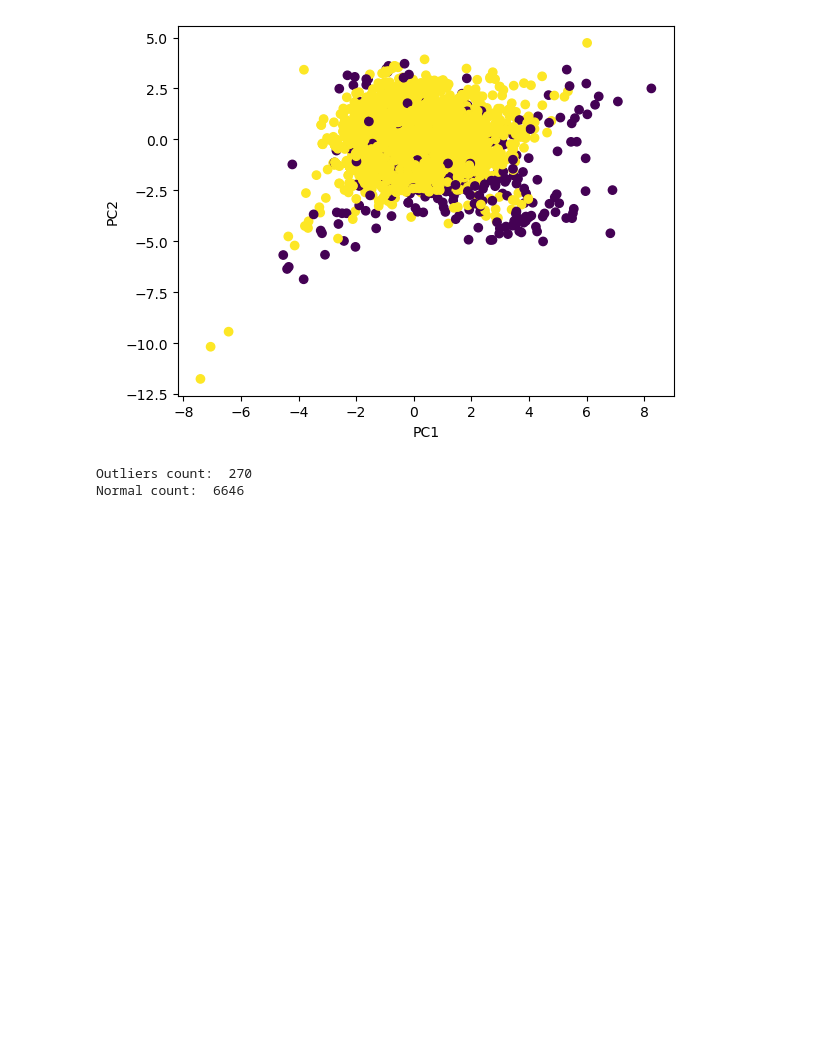
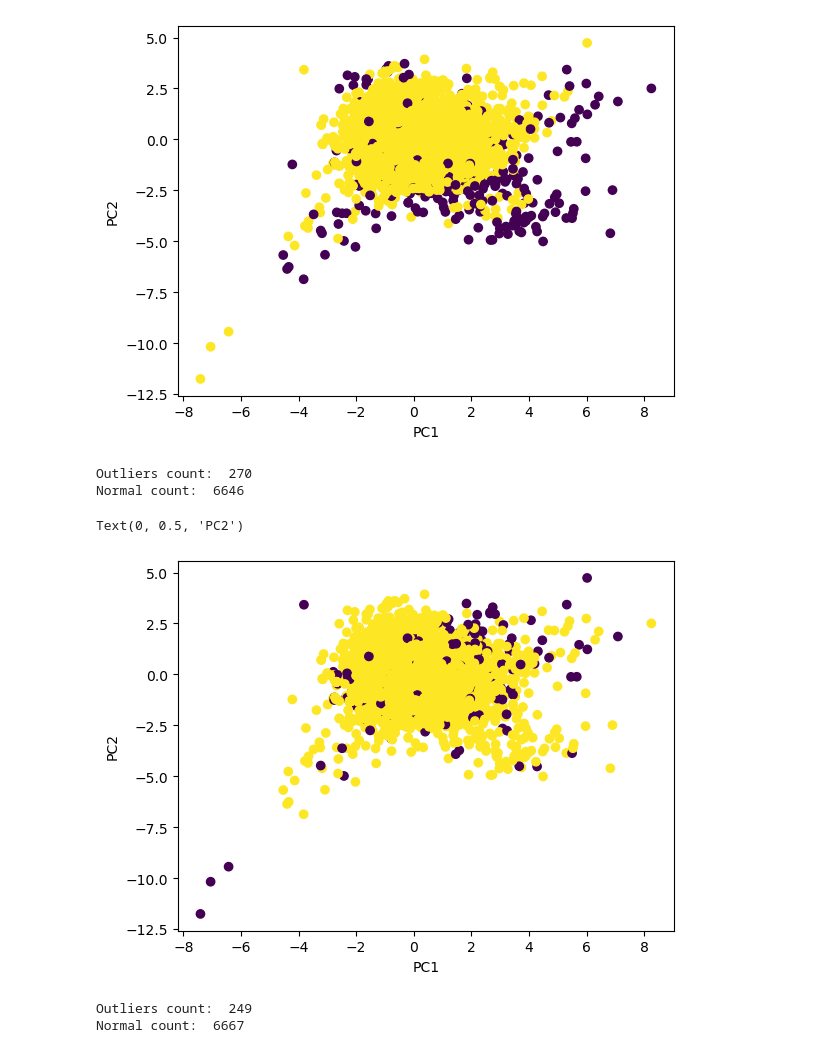
Before and after one commit to bhoomiy/My_AIML_Journey, a Jupyter notebook: unsupervised_learning/isolation_forest.ipynb, the cells around one changed output. Cells and saved outputs as stored; diff of their text form; code cells hidden in the pictures; blank space fills up the shorter version.

```diff
--- a/unsupervised_learning/isolation_forest.ipynb
+++ b/unsupervised_learning/isolation_forest.ipynb
@@ -45,3 +45,23 @@ print("Normal count: ",n_normal)
 # %% [output]
 Outliers count:  270
 Normal count:  6646
+# %%
+#LOF
+from sklearn.neighbors import LocalOutlierFactor
+lof=LocalOutlierFactor(contamination=0.036)
+labels=lof.fit_predict(X_scaled)
+# %%
+plt.scatter(pca_data[:,0],pca_data[:,1],c=labels)
+plt.xlabel("PC1")
+plt.ylabel("PC2")
+# %% [output]
+Text(0, 0.5, 'PC2')
+[figure, added]
+# %%
+n_outliers=np.sum(labels==-1)
+n_normal=np.sum(labels==1)
+print("Outliers count: ",n_outliers)
+print("Normal count: ",n_normal)
+# %% [output]
+Outliers count:  249
+Normal count:  6667
```
